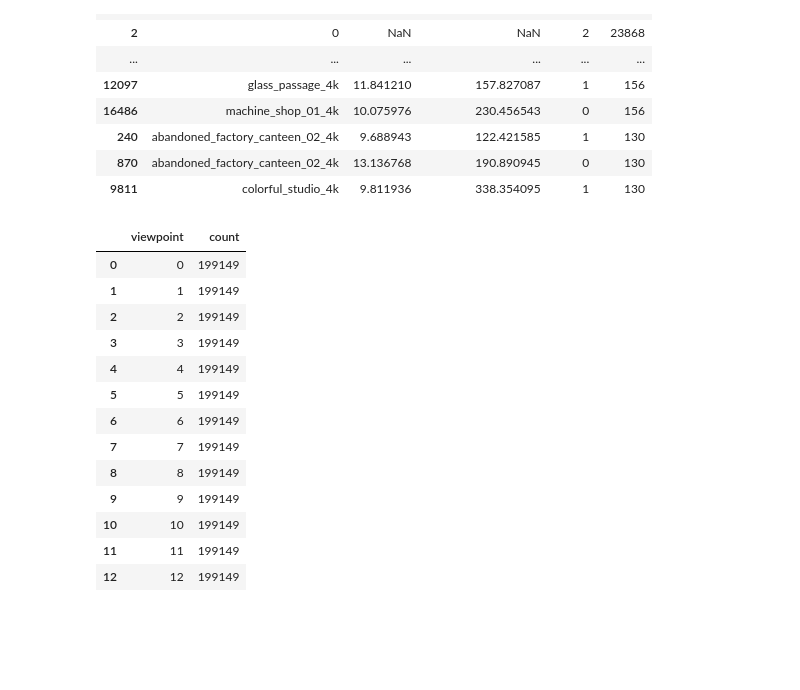
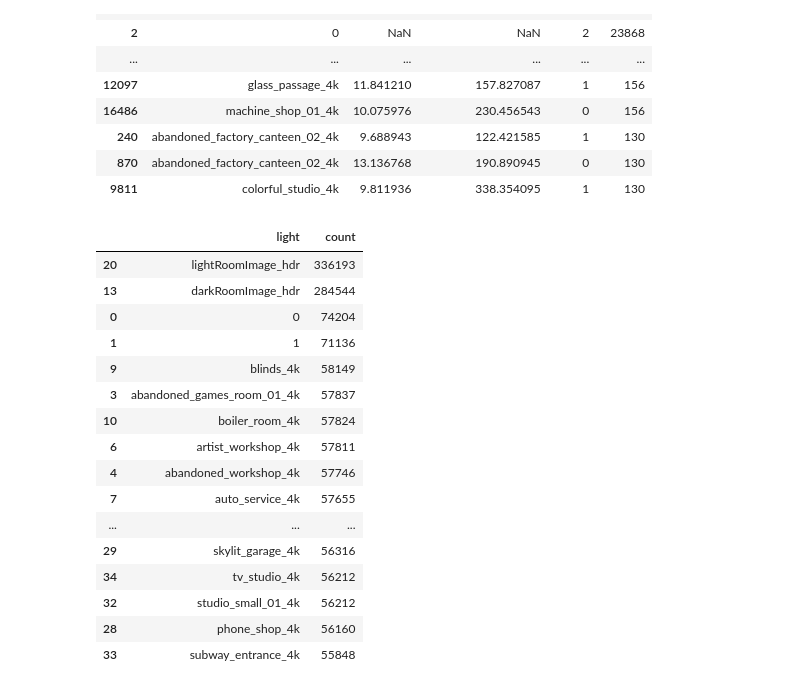
Before and after one commit to Eikthyrnir/uam-cv-sim-to-real-interpretability, a Jupyter notebook: DIMO_sandbox.ipynb, the cells around one changed output. Drawn from its saved outputs; the diff is of its cells as text; code cells hidden in the pictures; blank space fills up the shorter version.

Commit message:
split dimo-small dataset

```diff
--- a/DIMO_sandbox.ipynb
+++ b/DIMO_sandbox.ipynb
@@ -649,19 +722,25 @@ Total unique combinations: 30239
 | 870 | abandoned_factory_canteen_02_4k | 13.136768 | 190.890945 | 0 | 130 |
 | 9811 | colorful_studio_4k | 9.811936 | 338.354095 | 1 | 130 |
 # %%
-df_dimo.groupby('viewpoint', dropna=False).size().reset_index(name='count').sort_values(by='count', ascending=False)
+df_dimo.groupby(
+    ['light'],
+    dropna=False
+).size().reset_index(name='count').sort_values(by='count', ascending=False)
 # %% [output]
-|  | viewpoint | count |
-| 0 | 0 | 199149 |
-| 1 | 1 | 199149 |
-| 2 | 2 | 199149 |
-| 3 | 3 | 199149 |
-| 4 | 4 | 199149 |
-| 5 | 5 | 199149 |
-| 6 | 6 | 199149 |
-| 7 | 7 | 199149 |
-| 8 | 8 | 199149 |
-| 9 | 9 | 199149 |
-| 10 | 10 | 199149 |
-| 11 | 11 | 199149 |
-| 12 | 12 | 199149 |
+|  | light | count |
+| 20 | lightRoomImage_hdr | 336193 |
+| 13 | darkRoomImage_hdr | 284544 |
+| 0 | 0 | 74204 |
+| 1 | 1 | 71136 |
+| 9 | blinds_4k | 58149 |
+| 3 | abandoned_games_room_01_4k | 57837 |
+| 10 | boiler_room_4k | 57824 |
+| 6 | artist_workshop_4k | 57811 |
+| 4 | abandoned_workshop_4k | 57746 |
+| 7 | auto_service_4k | 57655 |
+| ... | ... | ... |
+| 29 | skylit_garage_4k | 56316 |
+| 34 | tv_studio_4k | 56212 |
+| 32 | studio_small_01_4k | 56212 |
+| 28 | phone_shop_4k | 56160 |
+| 33 | subway_entrance_4k | 55848 |
```
Also changed, not shown: parts of 4 cells of this notebook.
